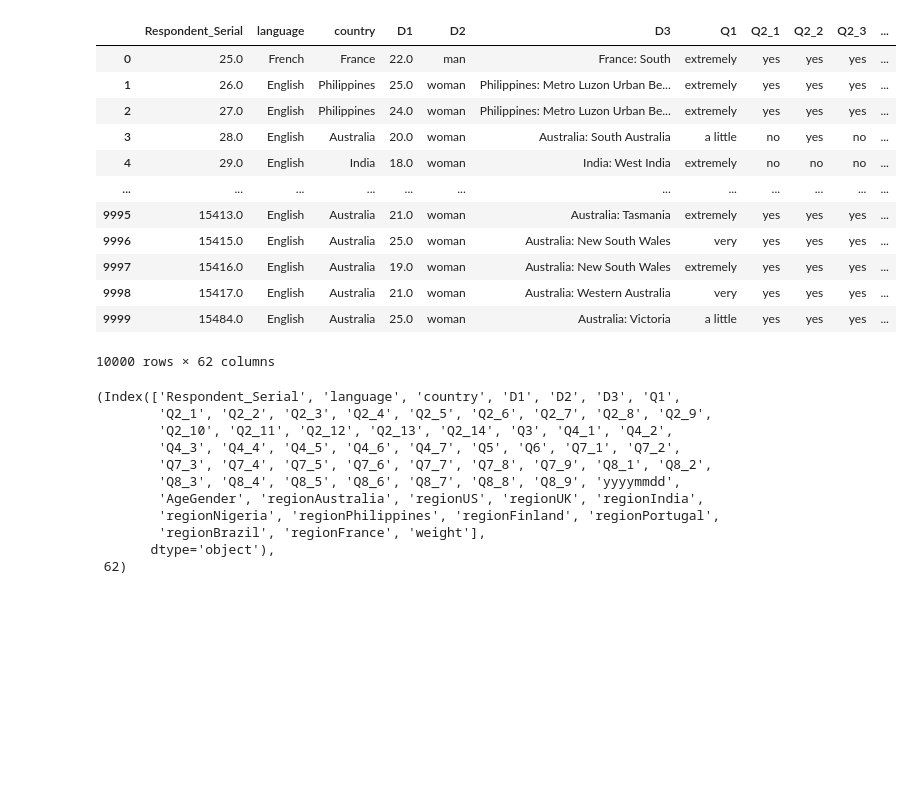
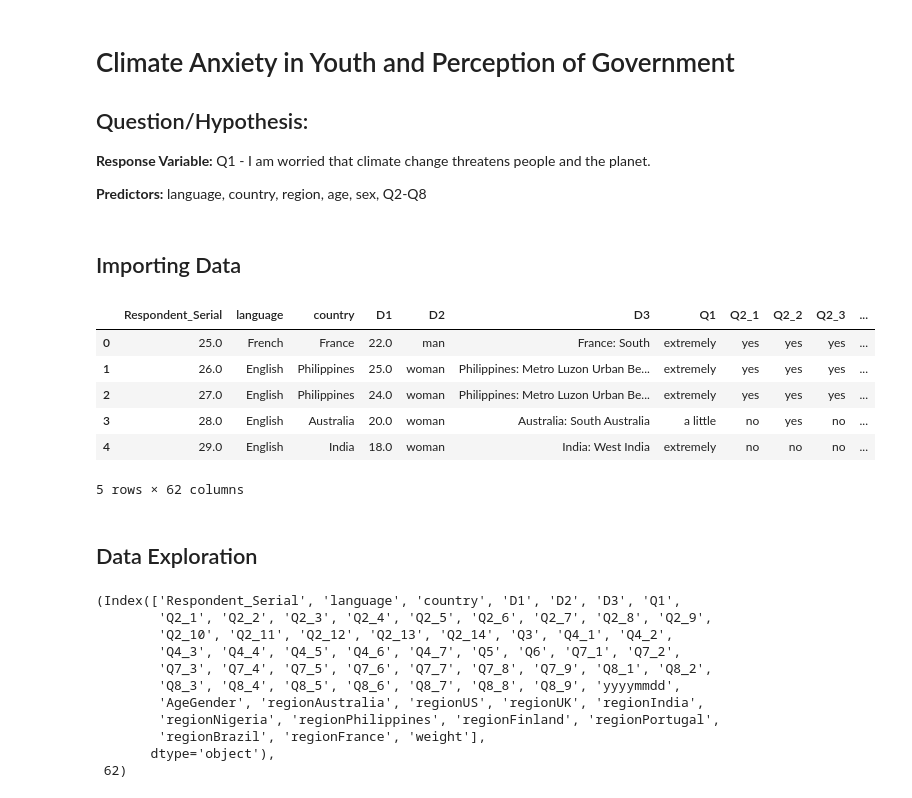
Before and after one commit to jack-rutherford/Climate_Anxiety, a Jupyter notebook: climate_anxiety.ipynb, the cells around one changed output. Cells and saved outputs as stored; diff of their text form; code cells hidden in the pictures; blank space fills up the shorter version.

```diff
--- a/climate_anxiety.ipynb
+++ b/climate_anxiety.ipynb
@@ -4,0 +1,8 @@ import seaborn as sns
+# %% [markdown]
+# Climate Anxiety in Youth and Perception of Government
+## Question/Hypothesis:
+**Response Variable:** Q1 - I am worried that climate change threatens people and the planet.
+
+**Predictors:** language, country, region, age, sex, Q2-Q8
+# %% [markdown]
+## Importing Data
@@ -5,20 +24,16 @@ import seaborn as sns
 # %%
 df = pd.read_spss('Climate Anxiety-3.SAV')
-df
+df.head()
 # %% [output]
 |  | Respondent_Serial | language | country | D1 | D2 | D3 | Q1 | Q2_1 | Q2_2 | Q2_3 | ... |
 | 0 | 25.0 | French | France | 22.0 | man | France: South | extremely | yes | yes | yes | ... |
 | 1 | 26.0 | English | Philippines | 25.0 | woman | Philippines: Metro Luzon Urban Be... | extremely | yes | yes | yes | ... |
 | 2 | 27.0 | English | Philippines | 24.0 | woman | Philippines: Metro Luzon Urban Be... | extremely | yes | yes | yes | ... |
 | 3 | 28.0 | English | Australia | 20.0 | woman | Australia: South Australia | a little | no | yes | no | ... |
 | 4 | 29.0 | English | India | 18.0 | woman | India: West India | extremely | no | no | no | ... |
-| ... | ... | ... | ... | ... | ... | ... | ... | ... | ... | ... | ... |
-| 9995 | 15413.0 | English | Australia | 21.0 | woman | Australia: Tasmania | extremely | yes | yes | yes | ... |
-| 9996 | 15415.0 | English | Australia | 25.0 | woman | Australia: New South Wales | very | yes | yes | yes | ... |
-| 9997 | 15416.0 | English | Australia | 19.0 | woman | Australia: New South Wales | extremely | yes | yes | yes | ... |
-| 9998 | 15417.0 | English | Australia | 21.0 | woman | Australia: Western Australia | very | yes | yes | yes | ... |
-| 9999 | 15484.0 | English | Australia | 25.0 | woman | Australia: Victoria | a little | yes | yes | yes | ... |
-10000 rows × 62 columns
+5 rows × 62 columns
+# %% [markdown]
+## Data Exploration
 # %%
 df.columns, len(df.columns)
 # %% [output]
```
Also changed, not shown: parts of 19 cells of this notebook.
